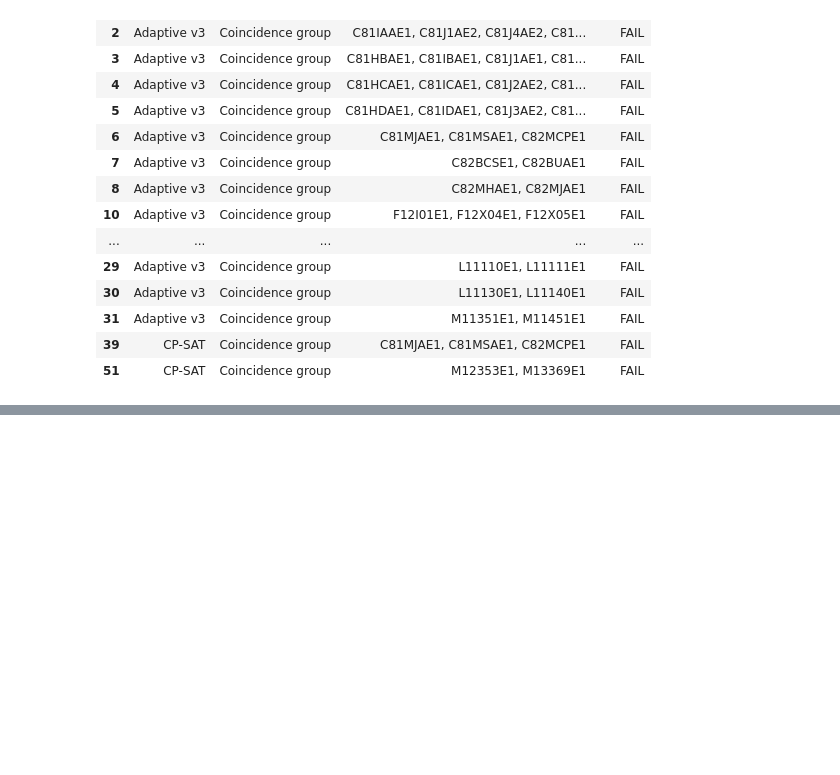
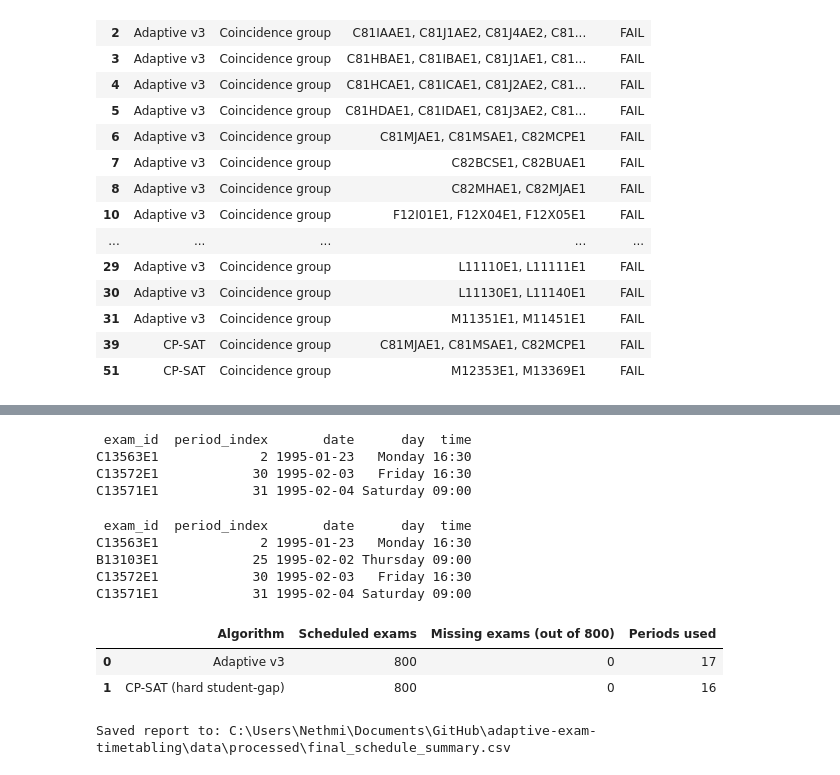
Before and after one commit to PHGNKavindya/adaptive-exam-timetabling, a Jupyter notebook: src/07_final_comparison_and_validation.ipynb, the cells around one changed output, grey strips where cells are left out. Drawn from its saved outputs; the diff is of its cells as text; code cells hidden in the pictures; blank space fills up the shorter version.

```diff
--- a/src/07_final_comparison_and_validation.ipynb
+++ b/src/07_final_comparison_and_validation.ipynb
@@ -949,0 +1222,64 @@ display(extra_validation[extra_validation["Status"] != "PASS"])
+# %%
+special_exams = ["C13563E1", "C13571E1", "C13572E1"]
+
+print(
+    schedule.loc[
+        schedule["exam_id"].isin(special_exams),
+        ["exam_id", "period_index", "date", "day", "time"]
+    ].sort_values(["date", "time"]).to_string(index=False)
+)
+# %% [output]
+ exam_id  period_index       date      day  time
+C13563E1             2 1995-01-23   Monday 16:30
+C13572E1            30 1995-02-03   Friday 16:30
+C13571E1            31 1995-02-04 Saturday 09:00
+# %%
+special_ids = ["C13563E1", "B13103E1", "C13571E1", "C13572E1"]
+
+print(
+    schedule.loc[
+        schedule["exam_id"].isin(special_ids),
+        ["exam_id", "period_index", "date", "day", "time"]
+    ].sort_values(["date", "time"]).to_string(index=False)
+)
+# %% [output]
+ exam_id  period_index       date      day  time
+C13563E1             2 1995-01-23   Monday 16:30
+B13103E1            25 1995-02-02 Thursday 09:00
+C13572E1            30 1995-02-03   Friday 16:30
+C13571E1            31 1995-02-04 Saturday 09:00
+# %%
+from pathlib import Path
+import pandas as pd
+
+processed = Path("../data/processed")
+
+files = {
+    "Adaptive v3": processed / "adaptive_v3_schedule.csv",
+    "CP-SAT (hard student-gap)": processed / "cp_sat_schedule.csv",
+}
+
+summary = []
+
+for name, path in files.items():
+    df = pd.read_csv(path, dtype={"exam_id": str})
+    df["exam_id"] = df["exam_id"].str.strip()
+
+    summary.append({
+        "Algorithm": name,
+        "Scheduled exams": df["exam_id"].nunique(),
+        "Missing exams (out of 800)": 800 - df["exam_id"].nunique(),
+        "Periods used": df["period_index"].nunique(),
+    })
+
+comparison = pd.DataFrame(summary)
+display(comparison)
+
+output_path = processed / "final_schedule_summary.csv"
+comparison.to_csv(output_path, index=False)
+print(f"Saved report to: {output_path.resolve()}")
+# %% [output]
+|  | Algorithm | Scheduled exams | Missing exams (out of 800) | Periods used |
+| 0 | Adaptive v3 | 800 | 0 | 17 |
+| 1 | CP-SAT (hard student-gap) | 800 | 0 | 16 |
+Saved report to: C:\Users\Nethmi\Documents\GitHub\adaptive-exam-timetabling\data\processed\final_schedule_summary.csv
```
Also changed, not shown: parts of 12 cells of this notebook, 13 other files.
